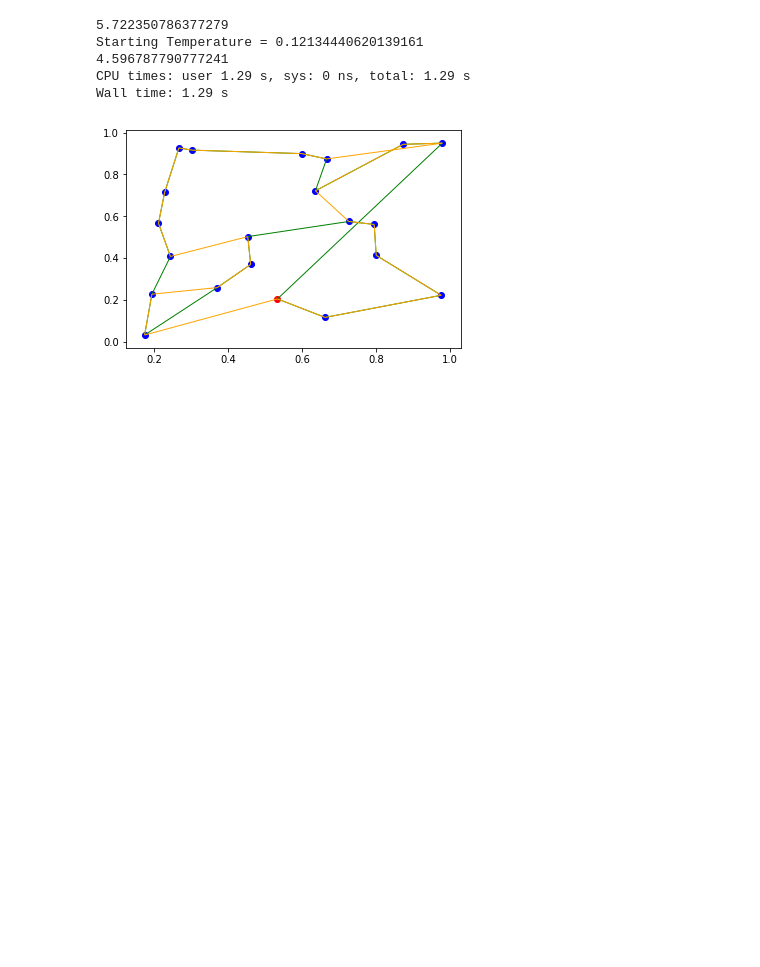
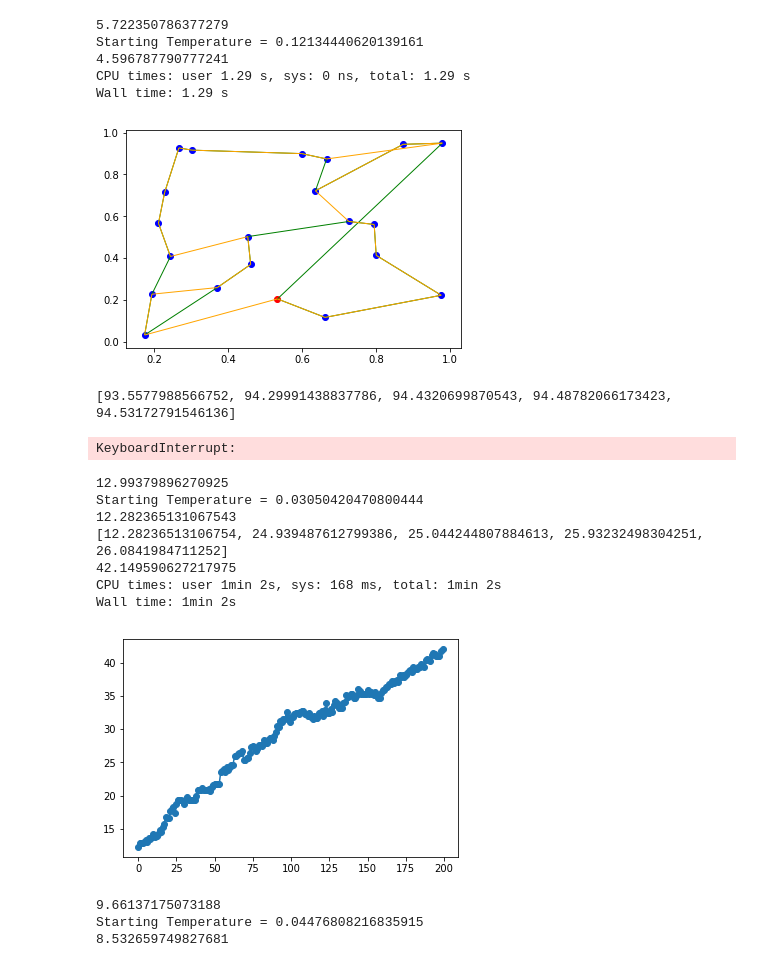
Before and after one commit to Ciro-Taranto/tsp_exercise, a Jupyter notebook: Untitled.ipynb, the cells around one changed output. Drawn from its saved outputs; the diff is of its cells as text; code cells hidden in the pictures; blank space fills up the shorter version.

Commit message:
Genetic Algo also working

```diff
--- a/Untitled.ipynb
+++ b/Untitled.ipynb
@@ -164,3 +162,13 @@ Wall time: 1.29 s
 out= env.render(simu.curr_solution,astar_sol)
 # %% [output]
 [figure]
+# %%
+locations, loads, edges = map_generator.garbage_collection_points_layout(200,1)
+# %%
+%%time
+gen = genetic.Genetic(population_size=2000,random_size=100,elite_size=50,luck_ratio=0.2,mutation_rate=0.001,generations=500)
+gen.instantiate_problem(locations,edges)
+sol = gen.genetic_algorithm(plot=True)
+# %% [output]
+[93.5577988566752, 94.29991438837786, 94.4320699870543, 94.48782066173423, 94.53172791546136]
+KeyboardInterrupt:
@@ -166,0 +178,21 @@ out= env.render(simu.curr_solution,astar_sol)
+# %%
+%%time
+gen = genetic.Genetic(population_size=500,random_size=50,luck_ratio=0.5,mutation_rate=0.01,generations=200)
+gen.instantiate_problem(locations,edges)
+sol = gen.genetic_algorithm(plot=True,hybrid=True)
+# %% [output]
+12.99379896270925
+Starting Temperature = 0.03050420470800444
+12.282365131067543
+[12.28236513106754, 24.939487612799386, 25.044244807884613, 25.93232498304251, 26.0841984711252]
+42.149590627217975
+CPU times: user 1min 2s, sys: 168 ms, total: 1min 2s
+Wall time: 1min 2s
+[figure, added]
+# %%
+sim = simulated_anneling.SimAnneal(locations,edges,alpha=0.9999,stopping_iter=5*1e5)
+sim_sol = sim.anneal()
+# %% [output]
+9.66137175073188
+Starting Temperature = 0.04476808216835915
+8.532659749827681
```
Also changed, not shown: parts of 5 cells of this notebook, 1 other file.
